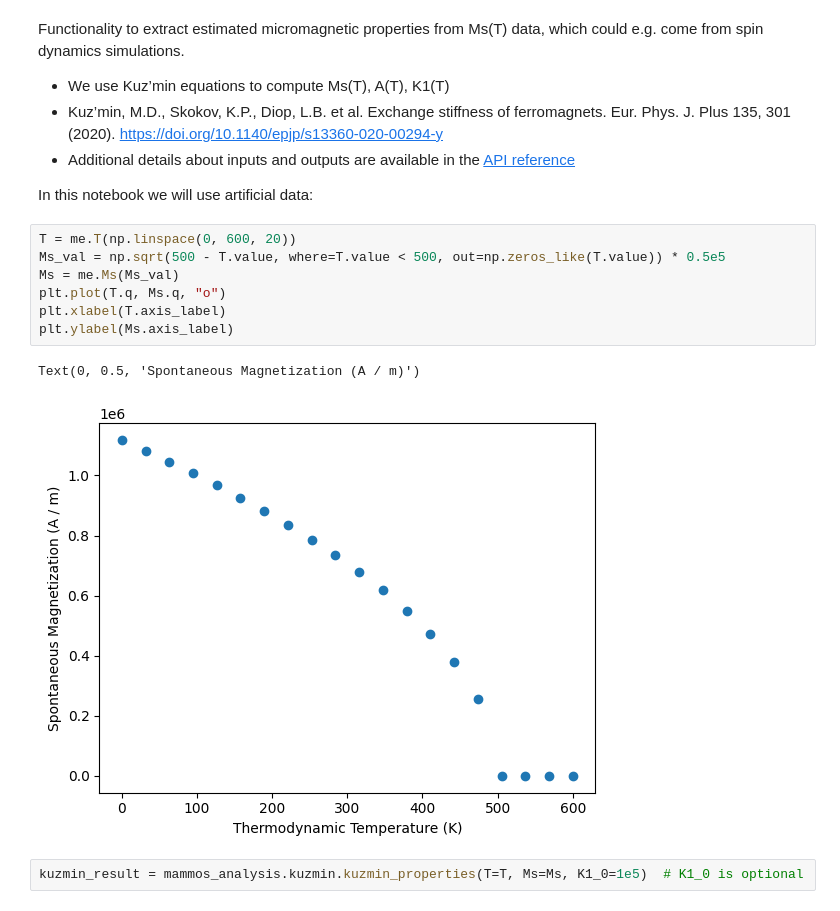
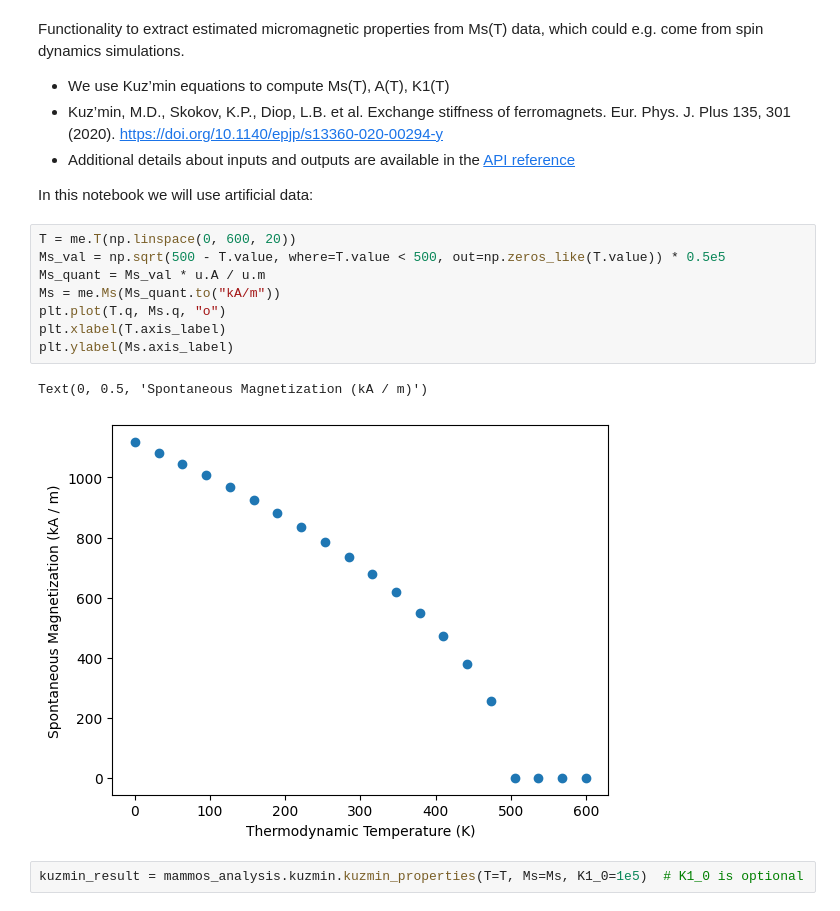
Before and after one commit to MaMMoS-project/mammos-analysis, a Jupyter notebook: examples/quickstart.ipynb, the cells around one changed output. Drawn from its saved outputs; the diff is of its cells as text.

```diff
--- a/examples/quickstart.ipynb
+++ b/examples/quickstart.ipynb
@@ -94,13 +94,14 @@ In this notebook we will use artificial data:
 # %%
 T = me.T(np.linspace(0, 600, 20))
 Ms_val = np.sqrt(500 - T.value, where=T.value < 500, out=np.zeros_like(T.value)) * 0.5e5
-Ms = me.Ms(Ms_val)
+Ms_quant = Ms_val * u.A / u.m
+Ms = me.Ms(Ms_quant.to("kA/m"))
 plt.plot(T.q, Ms.q, "o")
 plt.xlabel(T.axis_label)
 plt.ylabel(Ms.axis_label)
 # %% [output]
-Text(0, 0.5, 'Spontaneous Magnetization (A / m)')
+Text(0, 0.5, 'Spontaneous Magnetization (kA / m)')
-[figure, old version]
+[figure, new version]
 # %%
 kuzmin_result = mammos_analysis.kuzmin.kuzmin_properties(T=T, Ms=Ms, K1_0=1e5)  # K1_0 is optional
 # %% [markdown]
```
Also changed, not shown: parts of 8 cells of this notebook, 2 other files.
